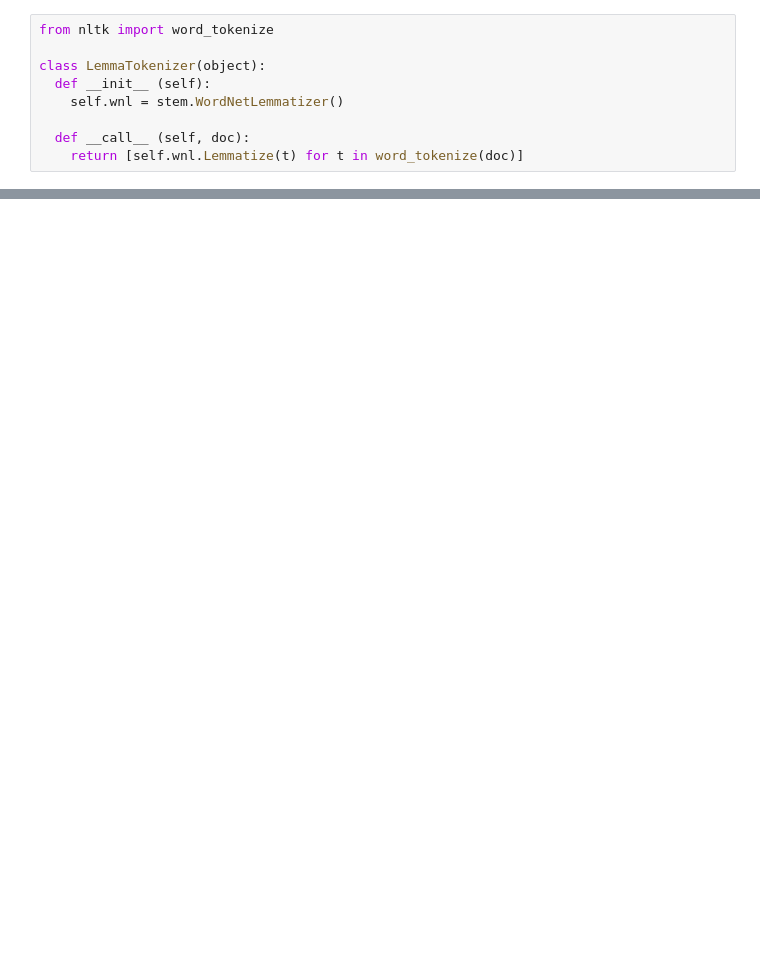
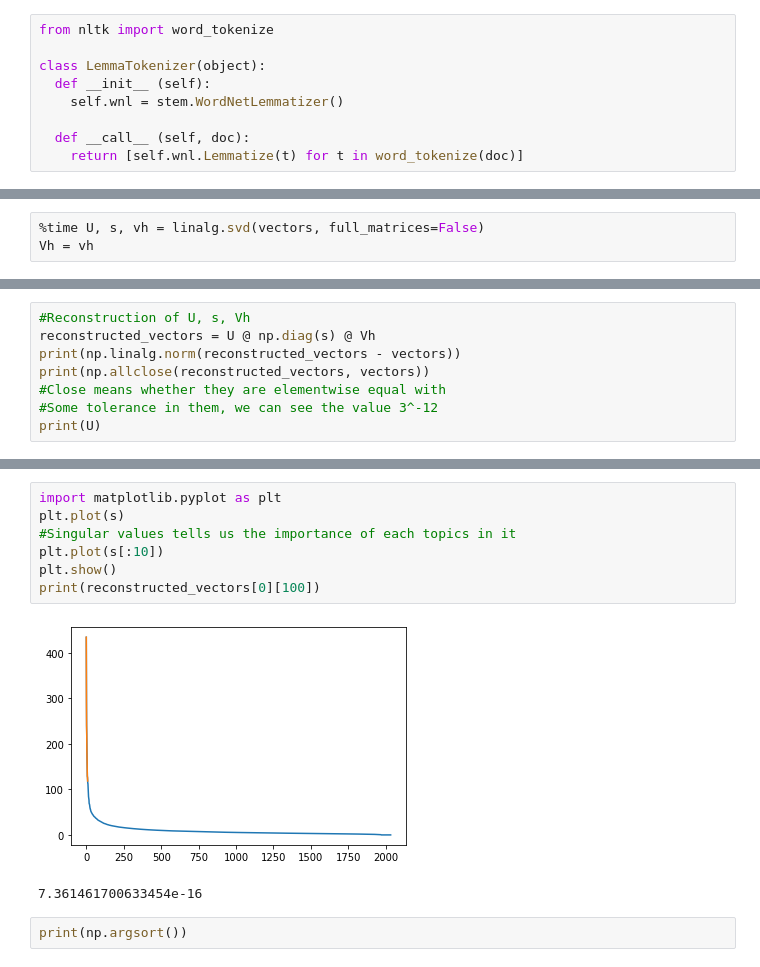
Before and after one commit to hkskunal077/Natural-Language-Processing, a Jupyter notebook: Natural Language Processing Series / TopicModelingWithSVDandNMF.ipynb, the cells around one changed output, grey strips where cells are left out. Cells and saved outputs as stored; diff of their text form; blank space fills up the shorter version.

```diff
--- a/Natural Language Processing Series / TopicModelingWithSVDandNMF.ipynb
+++ b/Natural Language Processing Series / TopicModelingWithSVDandNMF.ipynb
@@ -147,0 +201,3 @@ class LemmaTokenizer(object):
+# %%
+%time U, s, vh = linalg.svd(vectors, full_matrices=False)
+Vh = vh
@@ -147,0 +208,8 @@ class LemmaTokenizer(object):
+# %%
+#Reconstruction of U, s, Vh
+reconstructed_vectors = U @ np.diag(s) @ Vh
+print(np.linalg.norm(reconstructed_vectors - vectors))
+print(np.allclose(reconstructed_vectors, vectors))
+#Close means whether they are elementwise equal with
+#Some tolerance in them, we can see the value 3^-12
+print(U)
@@ -147,0 +240,12 @@ class LemmaTokenizer(object):
+# %%
+import matplotlib.pyplot as plt
+plt.plot(s)
+#Singular values tells us the importance of each topics in it
+plt.plot(s[:10])
+plt.show()
+print(reconstructed_vectors[0][100])
+# %% [output]
+[figure, added]
+7.361461700633454e-16
+# %%
+print(np.argsort())
```
Also changed, not shown: parts of 14 cells of this notebook.
